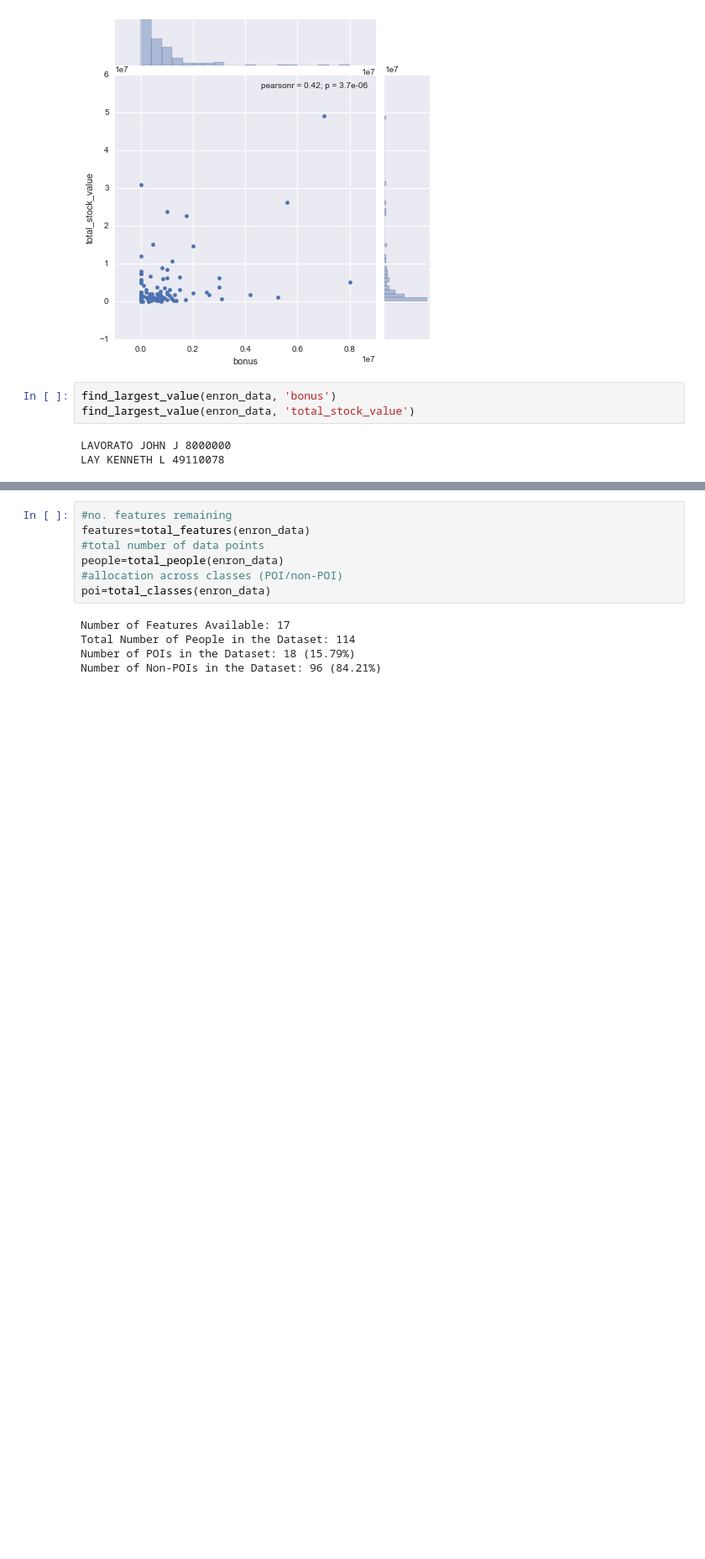
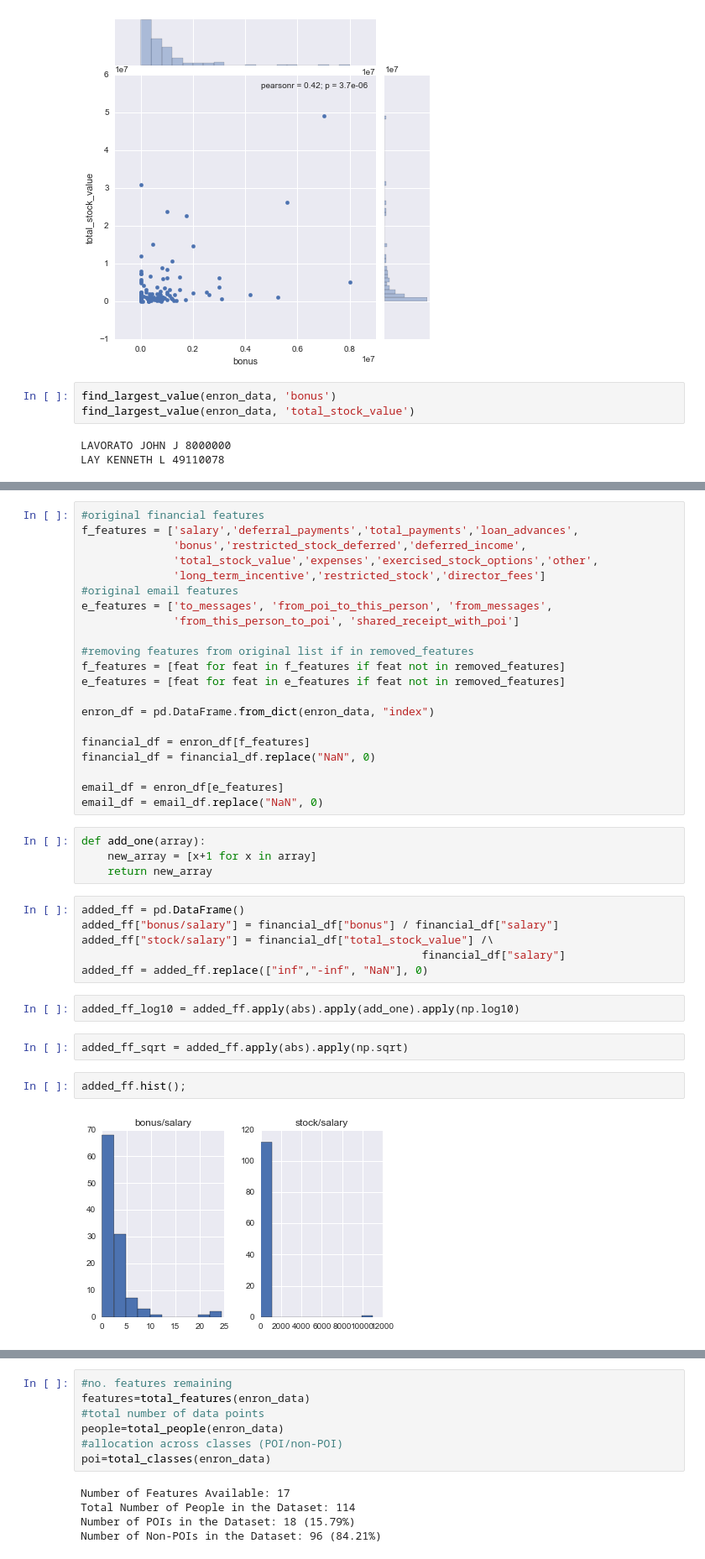
Before and after one commit to LayneNewhouse/Machine-Learning, a Jupyter notebook: Project5.ipynb, the cells around one changed output, grey strips where cells are left out. Shown at 84% size. Drawn from its saved outputs; the diff is of its cells as text; blank space fills up the shorter version.

```diff
--- a/Project5.ipynb
+++ b/Project5.ipynb
@@ -289,0 +295,39 @@ During my first few iterations of this project I had left the data as is but aft
+# %%
+#original financial features
+f_features = ['salary','deferral_payments','total_payments','loan_advances',
+              'bonus','restricted_stock_deferred','deferred_income',
+              'total_stock_value','expenses','exercised_stock_options','other',
+              'long_term_incentive','restricted_stock','director_fees']
+#original email features
+e_features = ['to_messages', 'from_poi_to_this_person', 'from_messages',
+              'from_this_person_to_poi', 'shared_receipt_with_poi']
+
+#removing features from original list if in removed_features
+f_features = [feat for feat in f_features if feat not in removed_features]
+e_features = [feat for feat in e_features if feat not in removed_features]
+
+enron_df = pd.DataFrame.from_dict(enron_data, "index")
+
+financial_df = enron_df[f_features]
+financial_df = financial_df.replace("NaN", 0)
+
+email_df = enron_df[e_features]
+email_df = email_df.replace("NaN", 0)
+# %%
+def add_one(array):
+    new_array = [x+1 for x in array]
+    return new_array
+# %%
+added_ff = pd.DataFrame()
+added_ff["bonus/salary"] = financial_df["bonus"] / financial_df["salary"]
+added_ff["stock/salary"] = financial_df["total_stock_value"] /\
+                                                    financial_df["salary"]
+added_ff = added_ff.replace(["inf","-inf", "NaN"], 0)
+# %%
+added_ff_log10 = added_ff.apply(abs).apply(add_one).apply(np.log10)
+# %%
+added_ff_sqrt = added_ff.apply(abs).apply(np.sqrt)
+# %%
+added_ff.hist();
+# %% [output]
+[figure, added]
```
Also changed, not shown: parts of 11 cells of this notebook.
